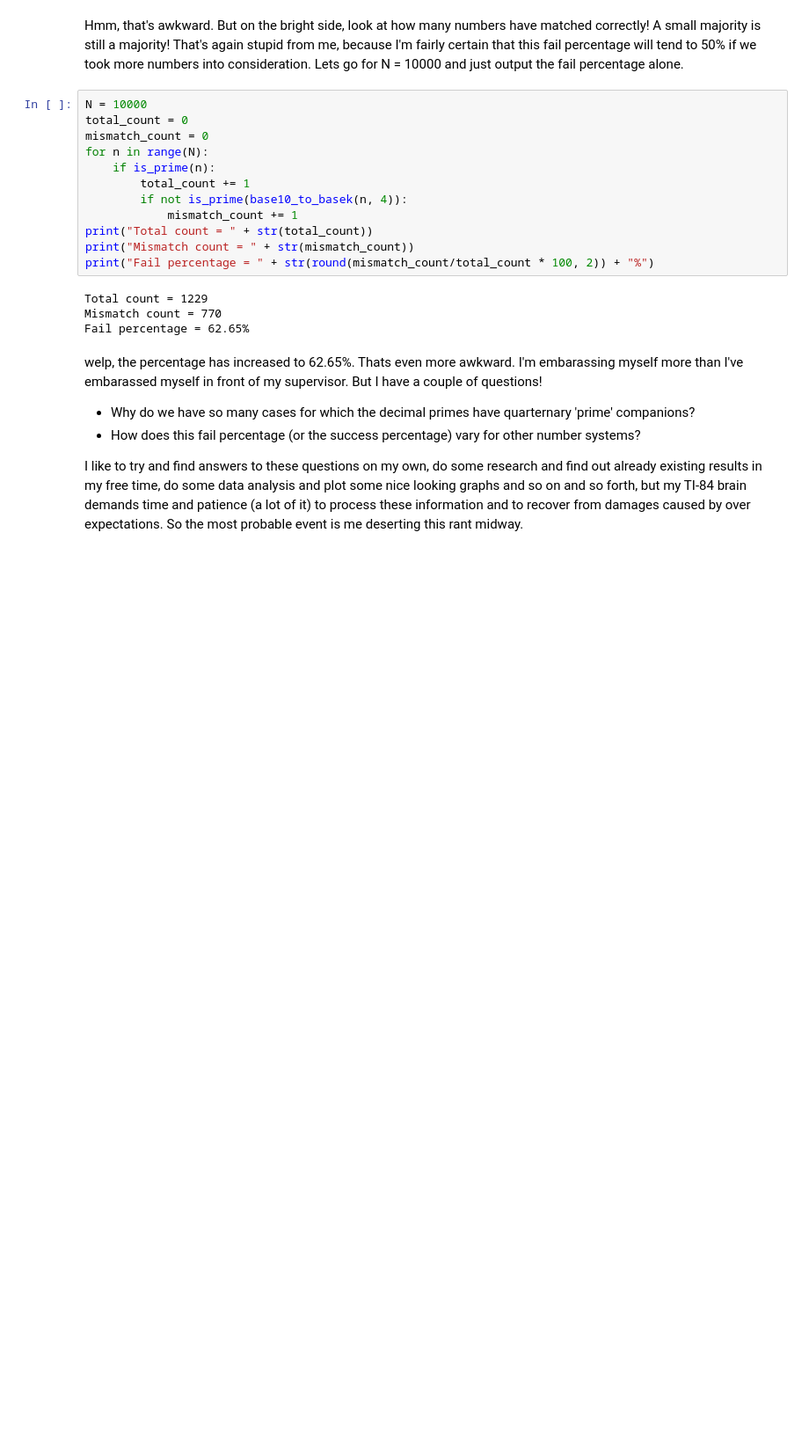
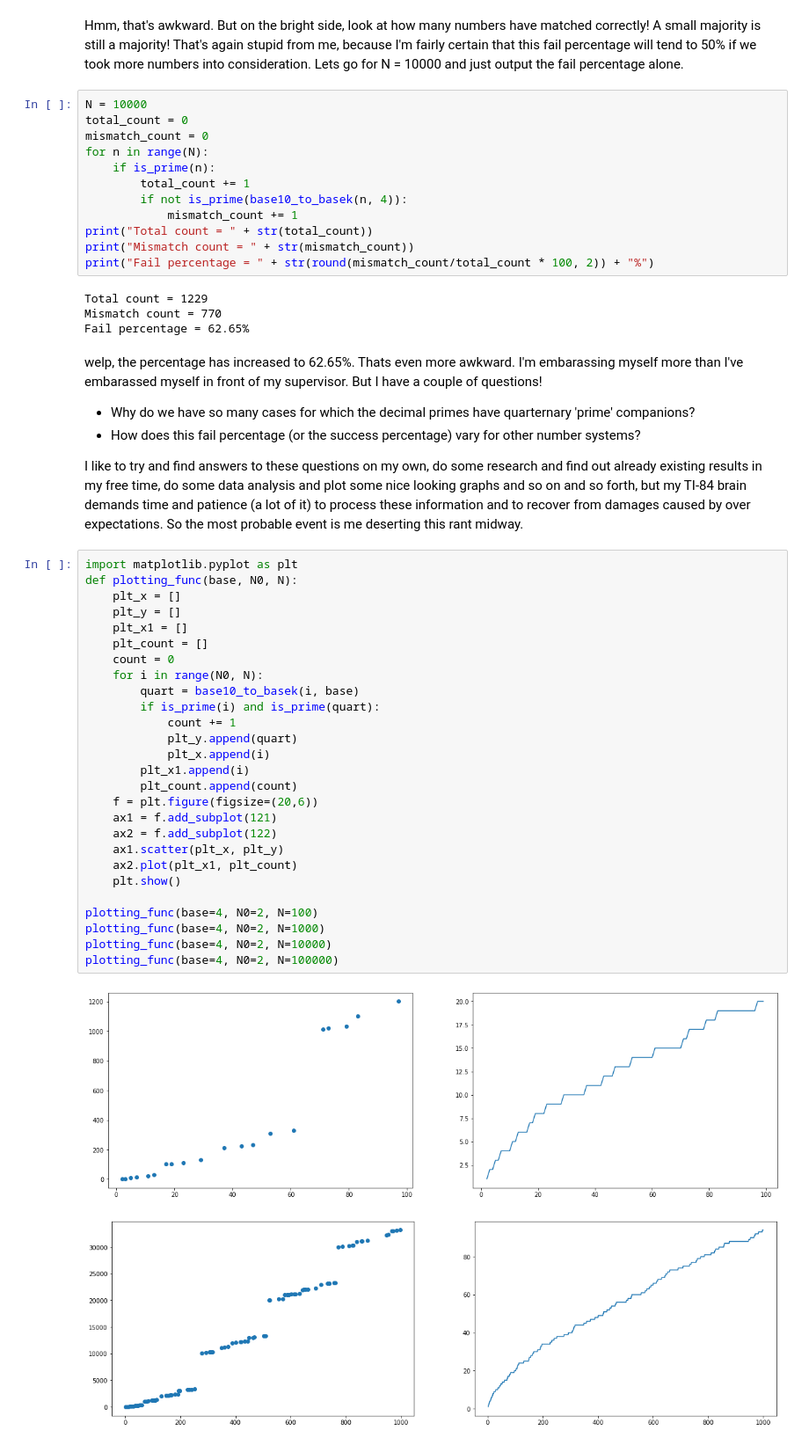
Before and after one commit to VivekThazhathattil/blah, a Jupyter notebook: rant_prime_number_fail.ipynb, the cells around one changed output. Shown at 88% size. Drawn from its saved outputs; the diff is of its cells as text; blank space fills up the shorter version.

```diff
--- a/rant_prime_number_fail.ipynb
+++ b/rant_prime_number_fail.ipynb
@@ -120,3 +120,33 @@ welp, the percentage has increased to 62.65%. Thats even more awkward. I'm embar
 * How does this fail percentage (or the success percentage) vary for other number systems?
 
 I like to try and find answers to these questions on my own, do some research and find out already existing results in my free time, do some data analysis and plot some nice looking graphs and so on and so forth, but my TI-84 brain demands time and patience (a lot of it) to process these information and to recover from damages caused by over expectations. So the most probable event is me deserting this rant midway.
+# %%
+import matplotlib.pyplot as plt
+def plotting_func(base, N0, N):
+    plt_x = []
+    plt_y = []
+    plt_x1 = []
+    plt_count = []
+    count = 0
+    for i in range(N0, N):
+        quart = base10_to_basek(i, base)
+        if is_prime(i) and is_prime(quart):
+            count += 1
+            plt_y.append(quart)
+            plt_x.append(i)
+        plt_x1.append(i)
+        plt_count.append(count)
+    f = plt.figure(figsize=(20,6))
+    ax1 = f.add_subplot(121)
+    ax2 = f.add_subplot(122)
+    ax1.scatter(plt_x, plt_y)
+    ax2.plot(plt_x1, plt_count)
+    plt.show()
+
+plotting_func(base=4, N0=2, N=100)
+plotting_func(base=4, N0=2, N=1000)
+plotting_func(base=4, N0=2, N=10000)
+plotting_func(base=4, N0=2, N=100000)
+# %% [output]
+[figure, added]
+[figure, added]
```
Also changed, not shown: parts of 7 cells of this notebook.
